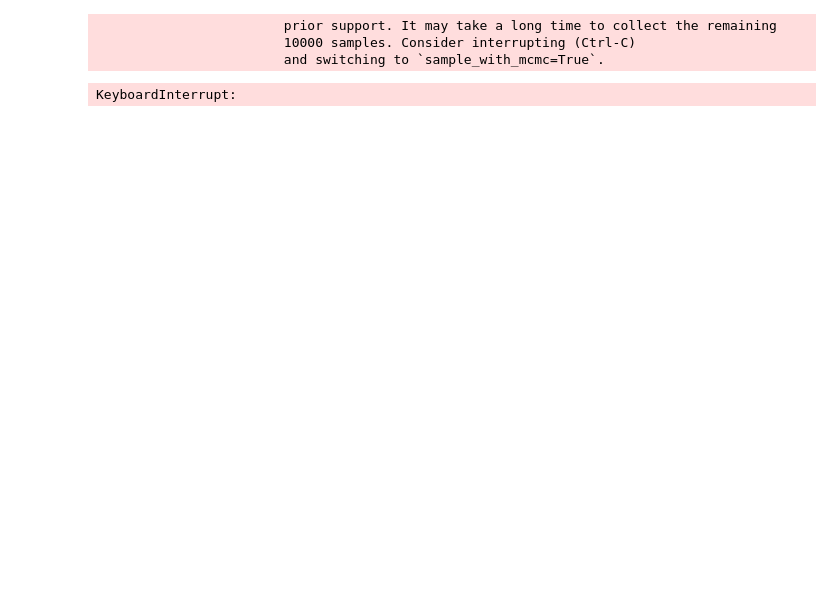
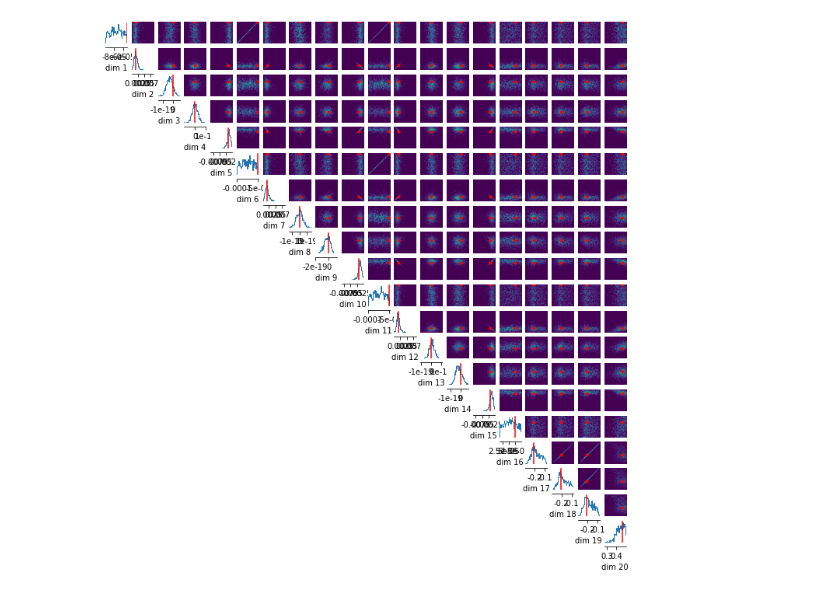
Before and after one commit to LouisRouillard/NF_test_bench, a Jupyter notebook: sbi_lotka_volterra.ipynb, the cells around one changed output. Cells and saved outputs as stored; diff of their text form; code cells hidden in the pictures; blank space fills up the shorter version.

```diff
--- a/sbi_lotka_volterra.ipynb
+++ b/sbi_lotka_volterra.ipynb
@@ -139,22 +143,20 @@ embedding = nn.Sequential(
     nn.Linear(3072, 20)
 )
 # %%
-from sbi import utils
-from sbi import inference
-from sbi.inference import SNPE
-
-# make a SBI-wrapper on the simulator object for compatibility
-# simulator_wrapper, prior = prepare_for_sbi(simulator, prior)
-
 # instantiate the neural density estimator
-neural_posterior = utils.posterior_nn(model='maf',
-                                      embedding_net=embedding)
+neural_posterior = utils.posterior_nn(
+    model='maf',
+    embedding_net=embedding
+)
 
 # setup the inference procedure with the SNPE-C procedure
-inference = SNPE(prior=my_A_prior, density_estimator=neural_posterior)
+inference = SNPE(
+    prior=my_prior,
+    density_estimator=neural_posterior
+)
 
 # run the inference procedure on one round and 10000 simulated data points
-theta_samples = my_A_prior.sample((5000,))
+theta_samples = my_prior.sample((10_000,))
 x = simulator(theta_samples)
 # %%
 density_estimator = inference.append_simulations(theta_samples, x).train()
@@ -164,17 +167,14 @@ Neural network successfully converged after 219 epochs.
 # %%
-# theta = my_A_prior.sample()
+theta = my_prior.sample((1,))
 
 observation = simulator(theta)
-samples = posterior.sample((10000,), x=observation)
+samples = posterior.sample((1000,), x=observation)
 log_probability = posterior.log_prob(samples, x=observation)
 _ = utils.pairplot(samples,
                 #    limits=[[0,0.5],[0,1e-4],[0,0.5], [0, 2e-4]],
                    points=theta,
                    points_offdiag={'markersize': 6},
                    points_colors='r',
                    fig_size=(12,12))
 # %% [output]
-                        prior support. It may take a long time to collect the remaining
-                        10000 samples. Consider interrupting (Ctrl-C)
-                        and switching to `sample_with_mcmc=True`.
-KeyboardInterrupt:
+[figure, added]
```
Also changed, not shown: parts of 10 cells of this notebook.
